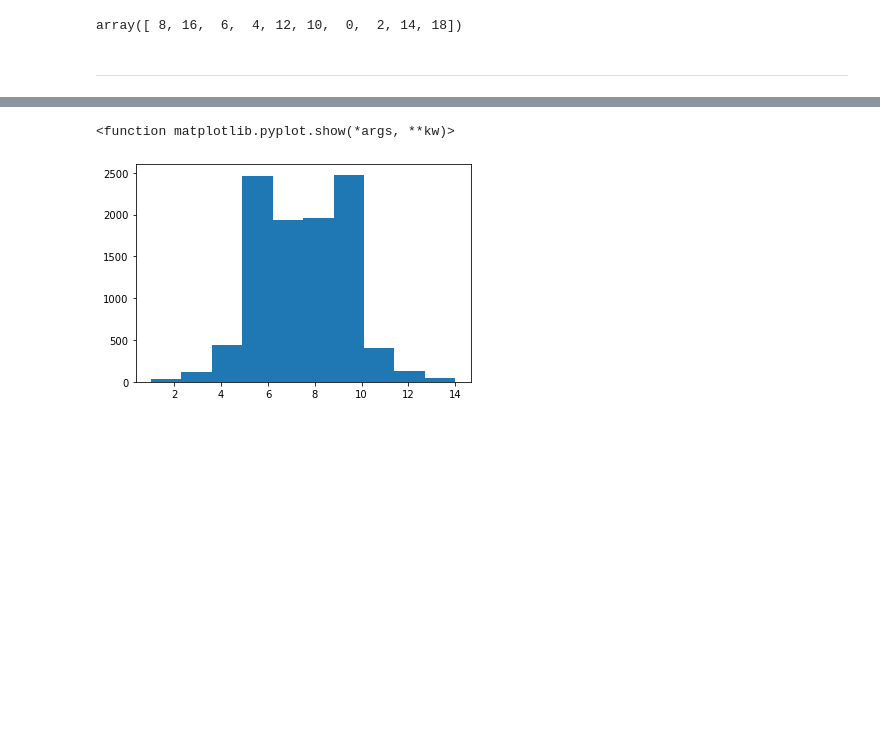
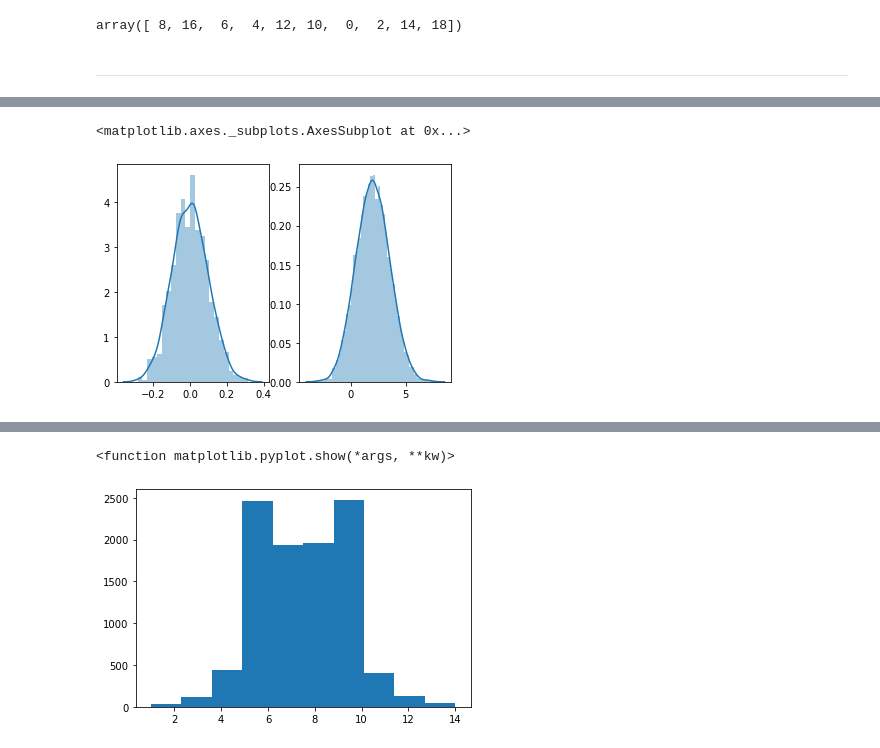
Before and after one commit to Silvio622/numpy_random_assignment, a Jupyter notebook: numpy-random.ipynb, the cells around one changed output, grey strips where cells are left out. Cells and saved outputs as stored; diff of their text form; code cells hidden in the pictures; blank space fills up the shorter version.

Commit message:
Describe the Normal Distribution

```diff
--- a/numpy-random.ipynb
+++ b/numpy-random.ipynb
@@ -118,0 +124,16 @@ array([ 8, 16,  6,  4, 12, 10,  0,  2, 14, 18])
+# %%
+import numpy as np
+import matplotlib.pyplot as plt
+import seaborn as sns
+plt.subplot(1,2,1)
+mu, sigma = 0, 0.1 # mean (mu) and standard deviation (sigma)
+s = np.random.normal(mu, sigma, 1000)
+sns.distplot(s)
+
+plt.subplot(1,2,2)
+mu, sigma = 2, 1.5 # mean (mu) and standard deviation (sigma)
+s = np.random.normal(mu, sigma, 10000)
+sns.distplot(s)
+# %% [output]
+<matplotlib.axes._subplots.AxesSubplot at 0x...>
+[figure, added]
```
Also changed, not shown: parts of 5 cells of this notebook.
